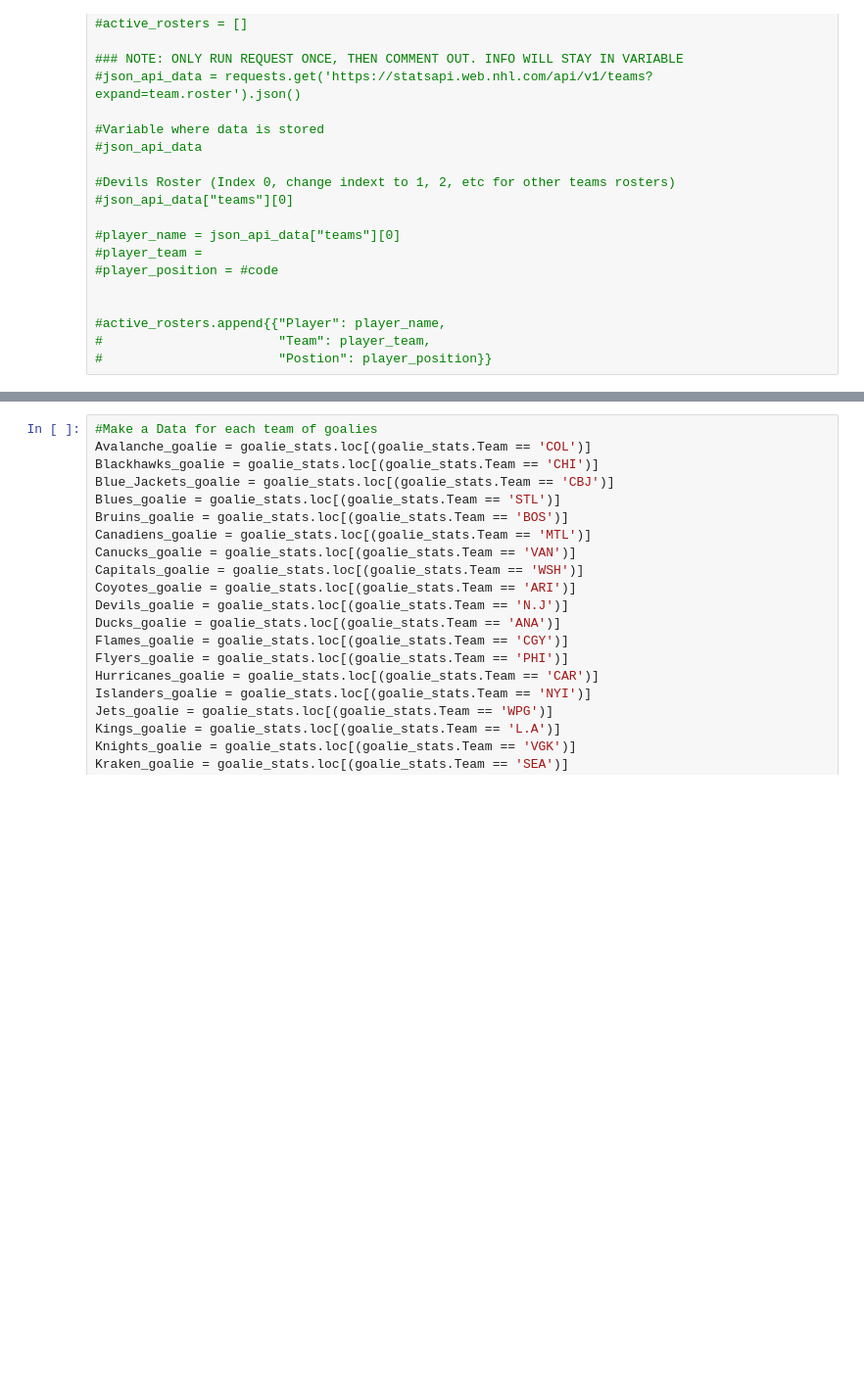
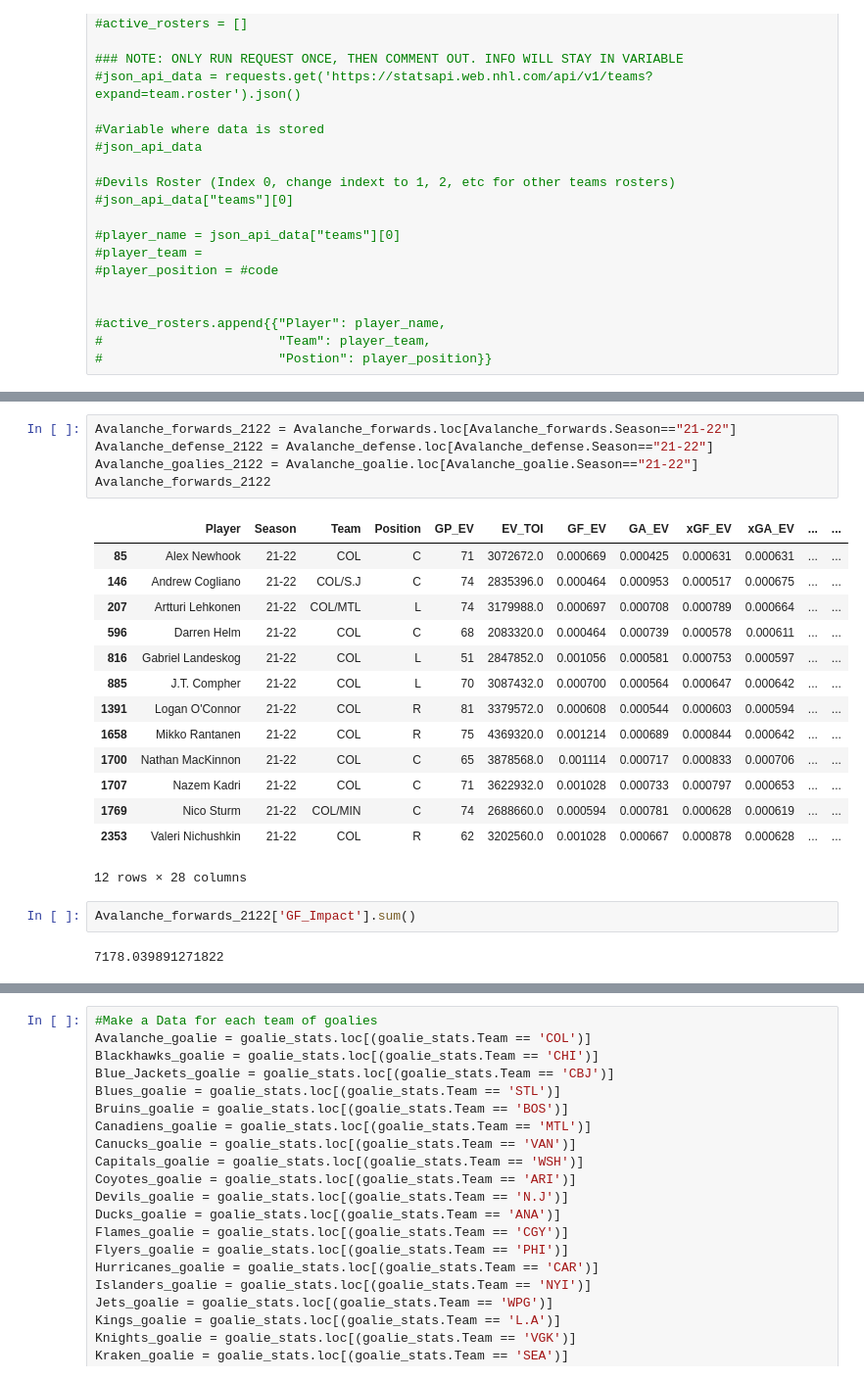
Before and after one commit to danmartin25/Hockey_Model, a Jupyter notebook: Hockey Model Mark I.ipynb, the cells around one changed output, grey strips where cells are left out. Shown at 98% size. Drawn from its saved outputs; the diff is of its cells as text; blank space fills up the shorter version.

```diff
--- a/Hockey Model Mark I.ipynb
+++ b/Hockey Model Mark I.ipynb
@@ -686,0 +298,24 @@ goalie_stats['A/I'] = 'Active'
+# %%
+Avalanche_forwards_2122 = Avalanche_forwards.loc[Avalanche_forwards.Season=="21-22"]
+Avalanche_defense_2122 = Avalanche_defense.loc[Avalanche_defense.Season=="21-22"]
+Avalanche_goalies_2122 = Avalanche_goalie.loc[Avalanche_goalie.Season=="21-22"]
+Avalanche_forwards_2122
+# %% [output]
+|  | Player | Season | Team | Position | GP_EV | EV_TOI | GF_EV | GA_EV | xGF_EV | xGA_EV | ... | ... |
+| 85 | Alex Newhook | 21-22 | COL | C | 71 | 3072672.0 | 0.000669 | 0.000425 | 0.000631 | 0.000631 | ... | ... |
+| 146 | Andrew Cogliano | 21-22 | COL/S.J | C | 74 | 2835396.0 | 0.000464 | 0.000953 | 0.000517 | 0.000675 | ... | ... |
+| 207 | Artturi Lehkonen | 21-22 | COL/MTL | L | 74 | 3179988.0 | 0.000697 | 0.000708 | 0.000789 | 0.000664 | ... | ... |
+| 596 | Darren Helm | 21-22 | COL | C | 68 | 2083320.0 | 0.000464 | 0.000739 | 0.000578 | 0.000611 | ... | ... |
+| 816 | Gabriel Landeskog | 21-22 | COL | L | 51 | 2847852.0 | 0.001056 | 0.000581 | 0.000753 | 0.000597 | ... | ... |
+| 885 | J.T. Compher | 21-22 | COL | L | 70 | 3087432.0 | 0.000700 | 0.000564 | 0.000647 | 0.000642 | ... | ... |
+| 1391 | Logan O'Connor | 21-22 | COL | R | 81 | 3379572.0 | 0.000608 | 0.000544 | 0.000603 | 0.000594 | ... | ... |
+| 1658 | Mikko Rantanen | 21-22 | COL | R | 75 | 4369320.0 | 0.001214 | 0.000689 | 0.000844 | 0.000642 | ... | ... |
+| 1700 | Nathan MacKinnon | 21-22 | COL | C | 65 | 3878568.0 | 0.001114 | 0.000717 | 0.000833 | 0.000706 | ... | ... |
+| 1707 | Nazem Kadri | 21-22 | COL | C | 71 | 3622932.0 | 0.001028 | 0.000733 | 0.000797 | 0.000653 | ... | ... |
+| 1769 | Nico Sturm | 21-22 | COL/MIN | C | 74 | 2688660.0 | 0.000594 | 0.000781 | 0.000628 | 0.000619 | ... | ... |
+| 2353 | Valeri Nichushkin | 21-22 | COL | R | 62 | 3202560.0 | 0.001028 | 0.000667 | 0.000878 | 0.000628 | ... | ... |
+12 rows × 28 columns
+# %%
+Avalanche_forwards_2122['GF_Impact'].sum()
+# %% [output]
+7178.039891271822
```
Also changed, not shown: parts of 61 cells of this notebook.
